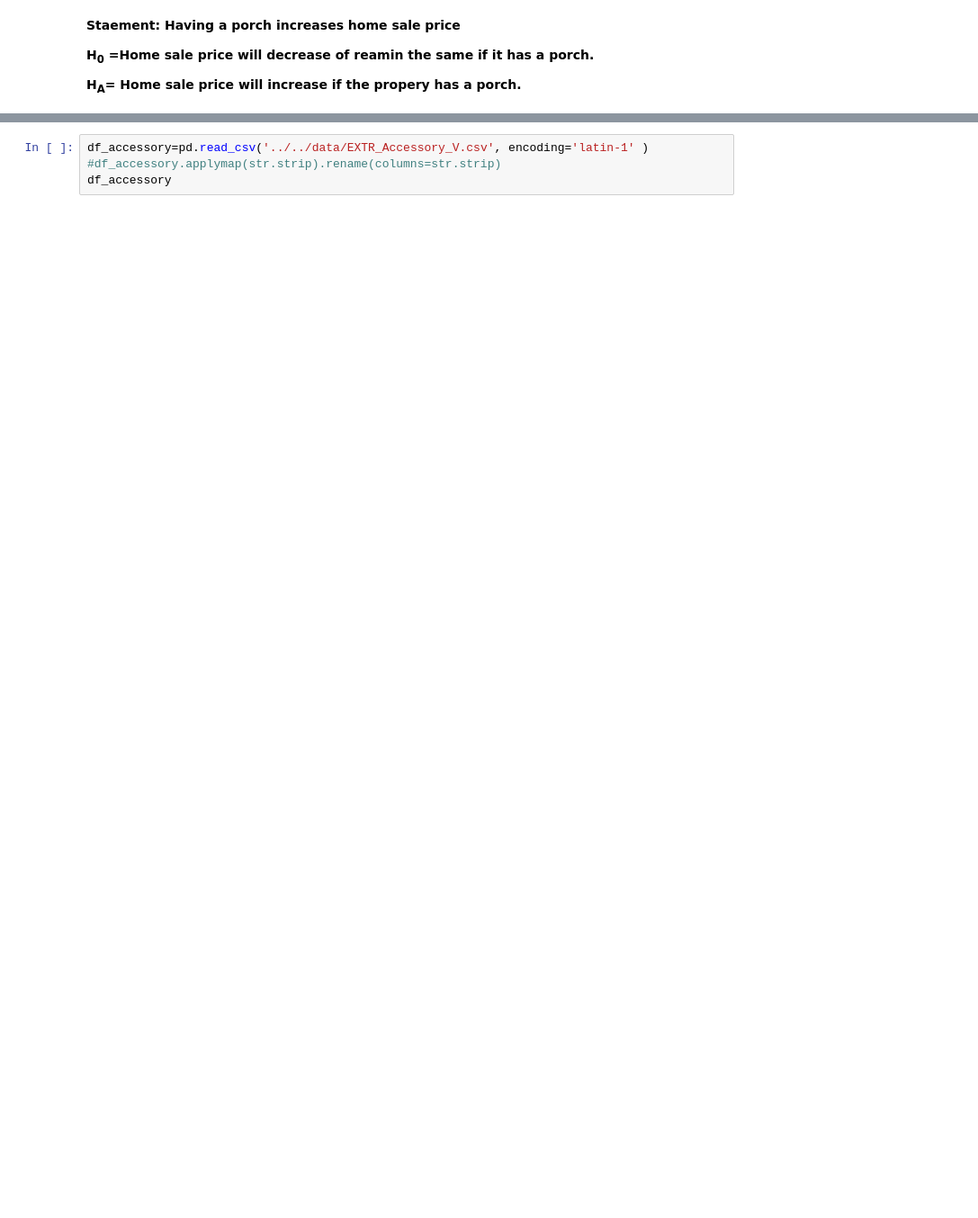
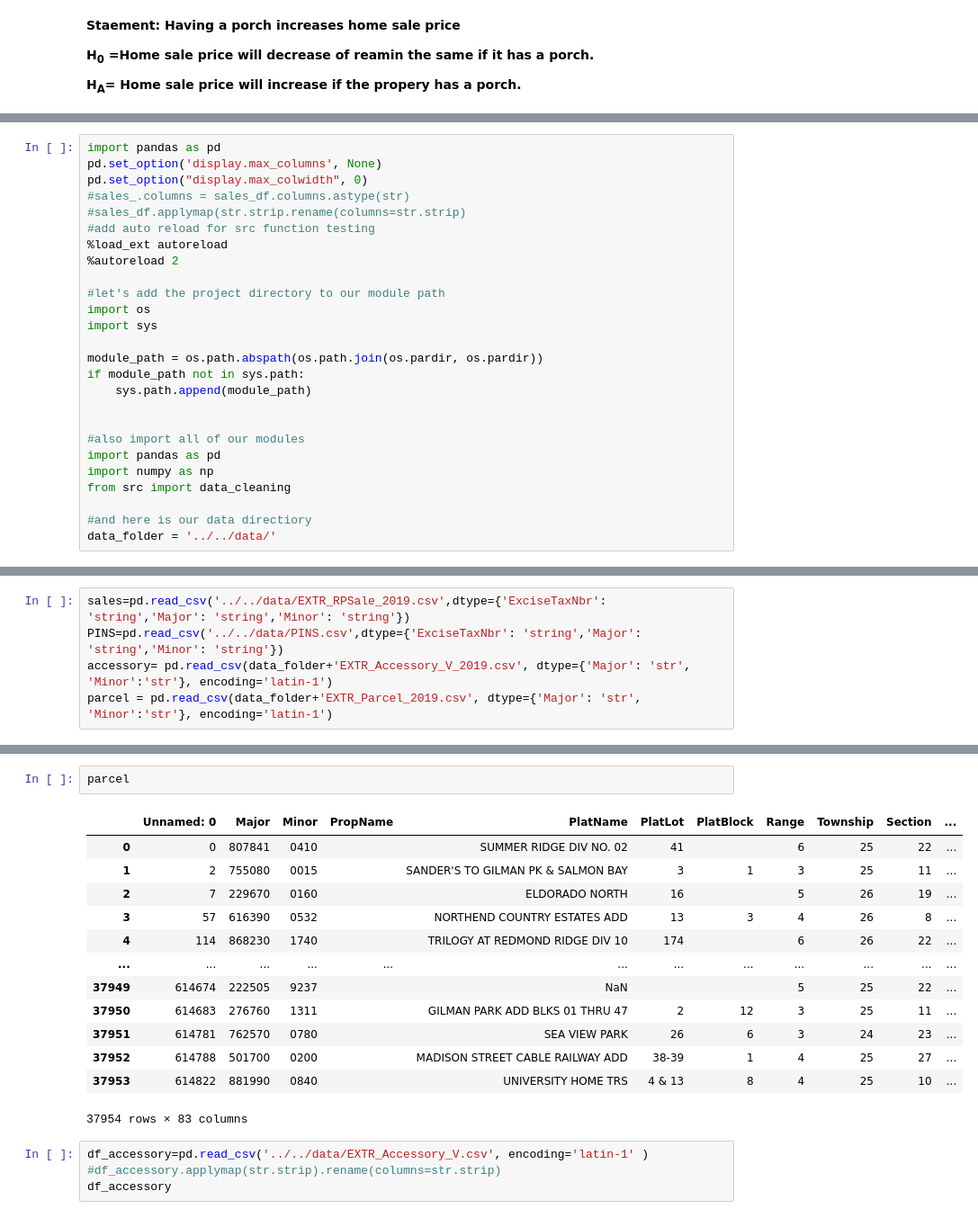
Before and after one commit to chum46/housing_sales_king_county, a Jupyter notebook: notebooks/exploratory/02_js_exploratory_question_2.ipynb, the cells around one changed output, grey strips where cells are left out. Shown at 90% size. Cells and saved outputs as stored; diff of their text form; blank space fills up the shorter version.

```diff
--- a/notebooks/exploratory/02_js_exploratory_question_2.ipynb
+++ b/notebooks/exploratory/02_js_exploratory_question_2.ipynb
@@ -33,0 +7,26 @@ memory usage: 11.7+ MB
+# %%
+import pandas as pd
+pd.set_option('display.max_columns', None)
+pd.set_option("display.max_colwidth", 0)
+#sales_.columns = sales_df.columns.astype(str)
+#sales_df.applymap(str.strip.rename(columns=str.strip)
+#add auto reload for src function testing
+%load_ext autoreload
+%autoreload 2
+
+#let's add the project directory to our module path
+import os
+import sys
+
+module_path = os.path.abspath(os.path.join(os.pardir, os.pardir))
+if module_path not in sys.path:
+    sys.path.append(module_path)
+
+
+#also import all of our modules
+import pandas as pd
+import numpy as np
+from src import data_cleaning
+
+#and here is our data directiory
+data_folder = '../../data/'
@@ -34 +38,6 @@ memory usage: 11.7+ MB
+# %%
+sales=pd.read_csv('../../data/EXTR_RPSale_2019.csv',dtype={'ExciseTaxNbr': 'string','Major': 'string','Minor': 'string'})
+PINS=pd.read_csv('../../data/PINS.csv',dtype={'ExciseTaxNbr': 'string','Major': 'string','Minor': 'string'})
+accessory= pd.read_csv(data_folder+'EXTR_Accessory_V_2019.csv', dtype={'Major': 'str', 'Minor':'str'}, encoding='latin-1')
+parcel = pd.read_csv(data_folder+'EXTR_Parcel_2019.csv', dtype={'Major': 'str', 'Minor':'str'}, encoding='latin-1')
 # %%
@@ -62,3 +61,19 @@ df_resb
+# %%
+parcel
+# %% [output]
+|  | Unnamed: 0 | Major | Minor | PropName | PlatName | PlatLot | PlatBlock | Range | Township | Section | ... |
+| 0 | 0 | 807841 | 0410 |  | SUMMER RIDGE DIV NO. 02 | 41 |  | 6 | 25 | 22 | ... |
+| 1 | 2 | 755080 | 0015 |  | SANDER'S TO GILMAN PK & SALMON BAY | 3 | 1 | 3 | 25 | 11 | ... |
+| 2 | 7 | 229670 | 0160 |  | ELDORADO NORTH | 16 |  | 5 | 26 | 19 | ... |
+| 3 | 57 | 616390 | 0532 |  | NORTHEND COUNTRY ESTATES ADD | 13 | 3 | 4 | 26 | 8 | ... |
+| 4 | 114 | 868230 | 1740 |  | TRILOGY AT REDMOND RIDGE DIV 10 | 174 |  | 6 | 26 | 22 | ... |
+| ... | ... | ... | ... | ... | ... | ... | ... | ... | ... | ... | ... |
+| 37949 | 614674 | 222505 | 9237 |  | NaN |  |  | 5 | 25 | 22 | ... |
+| 37950 | 614683 | 276760 | 1311 |  | GILMAN PARK ADD BLKS 01 THRU 47 | 2 | 12 | 3 | 25 | 11 | ... |
+| 37951 | 614781 | 762570 | 0780 |  | SEA VIEW PARK | 26 | 6 | 3 | 24 | 23 | ... |
+| 37952 | 614788 | 501700 | 0200 |  | MADISON STREET CABLE RAILWAY ADD | 38-39 | 1 | 4 | 25 | 27 | ... |
+| 37953 | 614822 | 881990 | 0840 |  | UNIVERSITY HOME TRS | 4 & 13 | 8 | 4 | 25 | 10 | ... |
+37954 rows × 83 columns
 # %%
 df_accessory=pd.read_csv('../../data/EXTR_Accessory_V.csv', encoding='latin-1' )
 #df_accessory.applymap(str.strip).rename(columns=str.strip)
```
Also changed, not shown: parts of 10 cells of this notebook, 2 other files.
